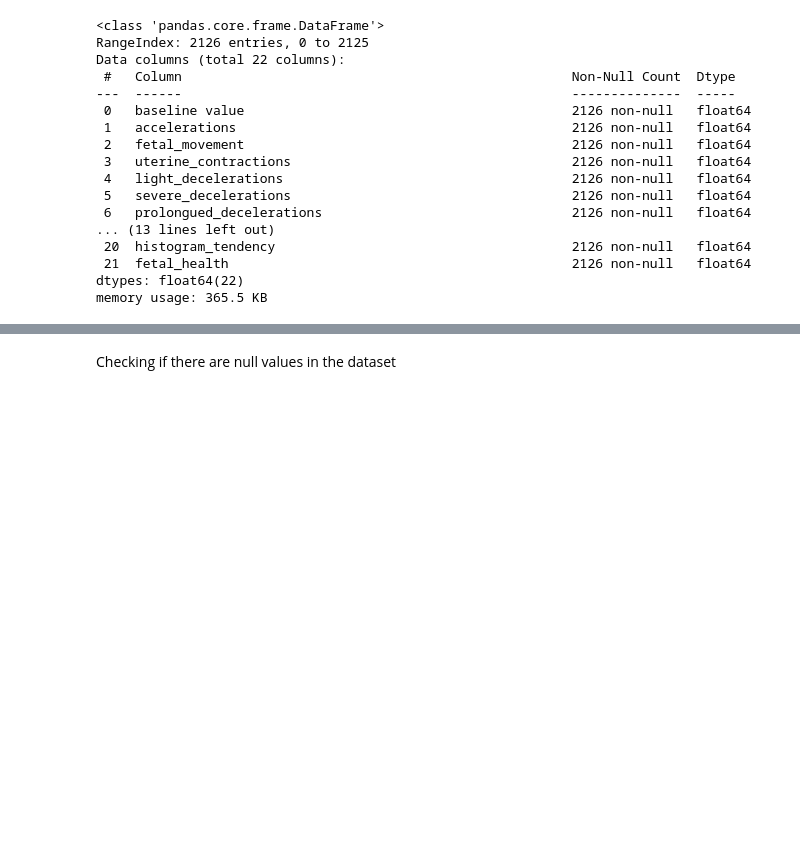
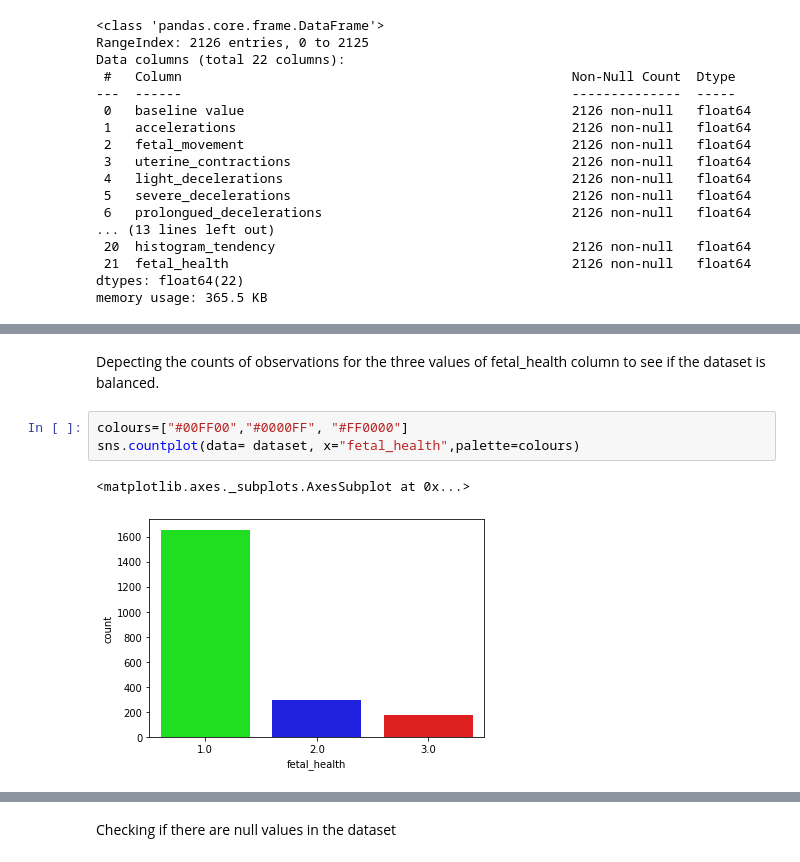
Before and after one commit to Niroth36/fetal_health_Classification, a Jupyter notebook: it21395first.ipynb, the cells around one changed output, grey strips where cells are left out. Saved outputs shown, nothing was run; the diff lists cells and outputs as text; blank space fills up the shorter version.

Commit message:
EDA(exploratory data analysis) completed

```diff
--- a/it21395first.ipynb
+++ b/it21395first.ipynb
@@ -91,0 +81,8 @@ plt.show()
+# %% [markdown]
+Depecting the counts of observations for the three values of fetal_health column to see if the dataset is balanced.
+# %%
+colours=["#00FF00","#0000FF", "#FF0000"]
+sns.countplot(data= dataset, x="fetal_health",palette=colours)
+# %% [output]
+<matplotlib.axes._subplots.AxesSubplot at 0x...>
+[figure, added]
```
Also changed, not shown: parts of 26 cells of this notebook.
